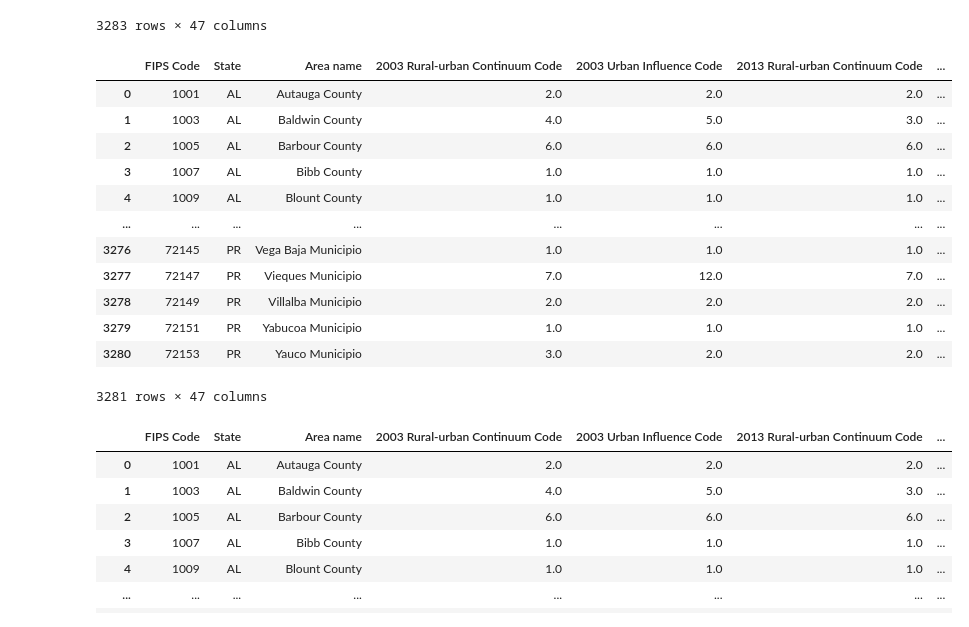
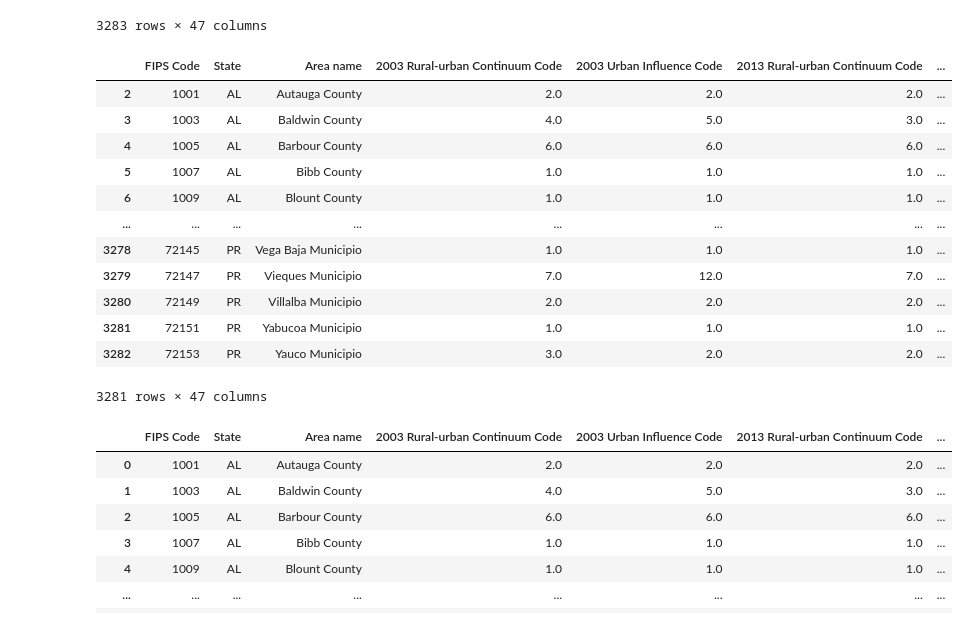
Before and after one commit to uzmabb182/data-visualization-using-flask-project2, a Jupyter notebook: data_visualzation/data_cleaning.ipynb, the cells around one changed output. Drawn from its saved outputs; the diff is of its cells as text; code cells hidden in the pictures.

```diff
--- a/data_visualzation/data_cleaning.ipynb
+++ b/data_visualzation/data_cleaning.ipynb
@@ -121,23 +121,23 @@ education_df
 3283 rows × 47 columns
 # %%
 # Reseting index
-education_df = education_data_df.reset_index(drop=True)
+education_df = education_df.reset_index(drop=True)
 # %%
-#education_df = education_df.iloc[1:]
+education_df = education_df.iloc[2:]
 education_df
 # %% [output]
 |  | FIPS Code | State | Area name | 2003 Rural-urban Continuum Code | 2003 Urban Influence Code | 2013 Rural-urban Continuum Code | ... |
-| 0 | 1001 | AL | Autauga County | 2.0 | 2.0 | 2.0 | ... |
-| 1 | 1003 | AL | Baldwin County | 4.0 | 5.0 | 3.0 | ... |
-| 2 | 1005 | AL | Barbour County | 6.0 | 6.0 | 6.0 | ... |
-| 3 | 1007 | AL | Bibb County | 1.0 | 1.0 | 1.0 | ... |
-| 4 | 1009 | AL | Blount County | 1.0 | 1.0 | 1.0 | ... |
+| 2 | 1001 | AL | Autauga County | 2.0 | 2.0 | 2.0 | ... |
+| 3 | 1003 | AL | Baldwin County | 4.0 | 5.0 | 3.0 | ... |
+| 4 | 1005 | AL | Barbour County | 6.0 | 6.0 | 6.0 | ... |
+| 5 | 1007 | AL | Bibb County | 1.0 | 1.0 | 1.0 | ... |
+| 6 | 1009 | AL | Blount County | 1.0 | 1.0 | 1.0 | ... |
 | ... | ... | ... | ... | ... | ... | ... | ... |
-| 3276 | 72145 | PR | Vega Baja Municipio | 1.0 | 1.0 | 1.0 | ... |
-| 3277 | 72147 | PR | Vieques Municipio | 7.0 | 12.0 | 7.0 | ... |
-| 3278 | 72149 | PR | Villalba Municipio | 2.0 | 2.0 | 2.0 | ... |
-| 3279 | 72151 | PR | Yabucoa Municipio | 1.0 | 1.0 | 1.0 | ... |
-| 3280 | 72153 | PR | Yauco Municipio | 3.0 | 2.0 | 2.0 | ... |
+| 3278 | 72145 | PR | Vega Baja Municipio | 1.0 | 1.0 | 1.0 | ... |
+| 3279 | 72147 | PR | Vieques Municipio | 7.0 | 12.0 | 7.0 | ... |
+| 3280 | 72149 | PR | Villalba Municipio | 2.0 | 2.0 | 2.0 | ... |
+| 3281 | 72151 | PR | Yabucoa Municipio | 1.0 | 1.0 | 1.0 | ... |
+| 3282 | 72153 | PR | Yauco Municipio | 3.0 | 2.0 | 2.0 | ... |
 3281 rows × 47 columns
 # %%
 # to see null rows
```
Also changed, not shown: parts of 10 cells of this notebook, 2 other files.
